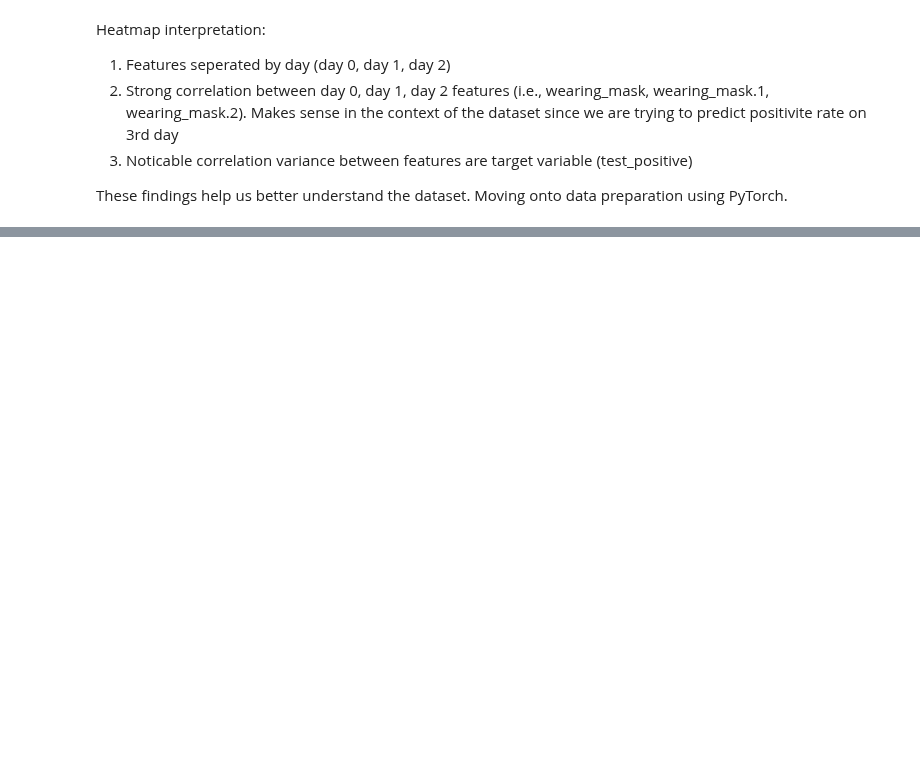
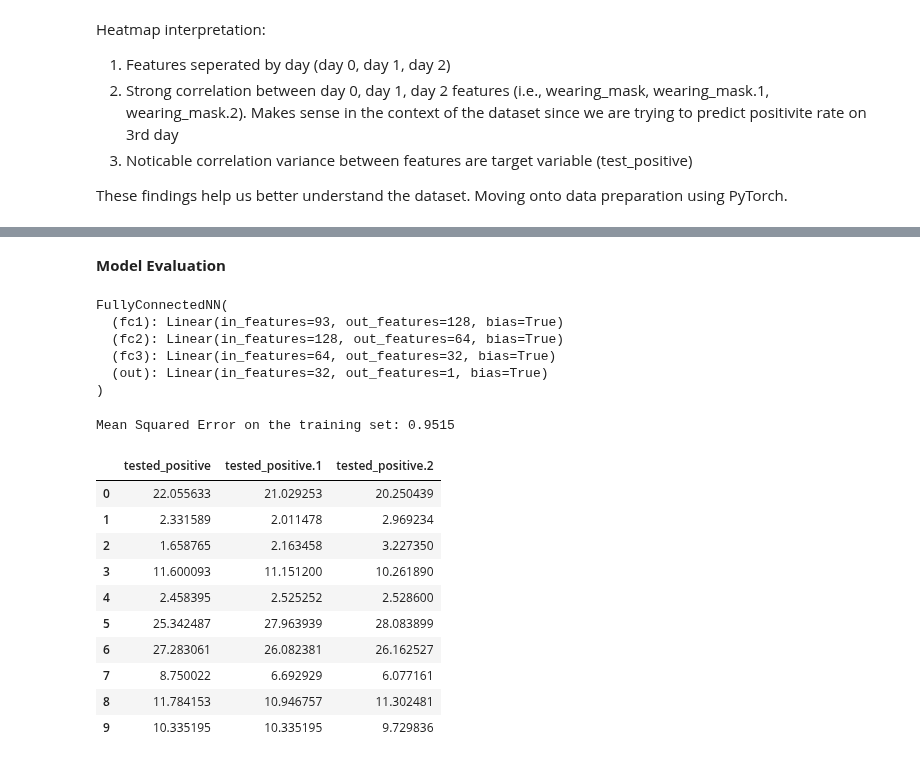
Before and after one commit to ohovey1/covid_cases_prediction, a Jupyter notebook: models.ipynb, the cells around one changed output, grey strips where cells are left out. Drawn from its saved outputs; the diff is of its cells as text; code cells hidden in the pictures; blank space fills up the shorter version.

```diff
--- a/models.ipynb
+++ b/models.ipynb
@@ -118,0 +148,3 @@ These findings help us better understand the dataset. Moving onto data preparati
+# %%
+device = torch.device('cuda' if torch.cuda.is_available() else 'cpu')
+print(device)
@@ -224,0 +163,12 @@ Using cuda device
+# %%
+# Seperating features and target (tested_postive.2)
+X = train_df.drop(columns=['tested_positive.2']).values # Features
+y = train_df['tested_positive.2'].values # Target
+
+# Converting to torch tensors
+X = torch.tensor(X, dtype=torch.float32).to(device)
+y = torch.tensor(y, dtype=torch.float32).to(device)
+
+# Creating dataset and dataloader
+dataset = TensorDataset(X, y)
+dataloader = DataLoader(dataset, batch_size=32, shuffle=True)
@@ -224,0 +199,8 @@ Using cuda device
+# %%
+# Instantiating the model
+input_size = X.shape[1]
+model = FullyConnectedNN(input_size).to(device)
+
+# Defining the loss function and optimizer
+criterion = nn.MSELoss() # Using MSE loss for regression
+optimizer = optim.Adam(model.parameters(), lr=0.01) # Using Adam optimizer
@@ -224,0 +257,45 @@ Using cuda device
+# %% [markdown]
+**Model Evaluation**
+# %%
+model.eval()
+# %% [output]
+FullyConnectedNN(
+  (fc1): Linear(in_features=93, out_features=128, bias=True)
+  (fc2): Linear(in_features=128, out_features=64, bias=True)
+  (fc3): Linear(in_features=64, out_features=32, bias=True)
+  (out): Linear(in_features=32, out_features=1, bias=True)
+)
+# %%
+with torch.no_grad():
+    predictions = model(X)
+    mse = criterion(predictions.squeeze(), y)
+    print(f'Mean Squared Error on the training set: {mse.item():.4f}')
+# %% [output]
+Mean Squared Error on the training set: 0.9515
+# %%
+# Making predictions on the test set
+X_test = test_df.values
+X_test = torch.tensor(X_test, dtype=torch.float32).to(device)
+
+with torch.no_grad():
+    predictions = model(X_test)
+
+# Converting predictions to a pandas DataFrame
+predictions_df = pd.DataFrame(predictions.cpu().numpy(), columns=['tested_positive.2'])
+predictions_df
+
+# Comparing predicted tested_positve.2 with tested_positive and test_positive.1
+test_df['tested_positive.2'] = predictions_df
+test_df[['tested_positive', 'tested_positive.1', 'tested_positive.2']].head(10)
+# %% [output]
+|  | tested_positive | tested_positive.1 | tested_positive.2 |
+| 0 | 22.055633 | 21.029253 | 20.250439 |
+| 1 | 2.331589 | 2.011478 | 2.969234 |
+| 2 | 1.658765 | 2.163458 | 3.227350 |
+| 3 | 11.600093 | 11.151200 | 10.261890 |
+| 4 | 2.458395 | 2.525252 | 2.528600 |
+| 5 | 25.342487 | 27.963939 | 28.083899 |
+| 6 | 27.283061 | 26.082381 | 26.162527 |
+| 7 | 8.750022 | 6.692929 | 6.077161 |
+| 8 | 11.784153 | 10.946757 | 11.302481 |
+| 9 | 10.335195 | 10.335195 | 9.729836 |
```
Also changed, not shown: parts of 28 cells of this notebook, 1 other file.
